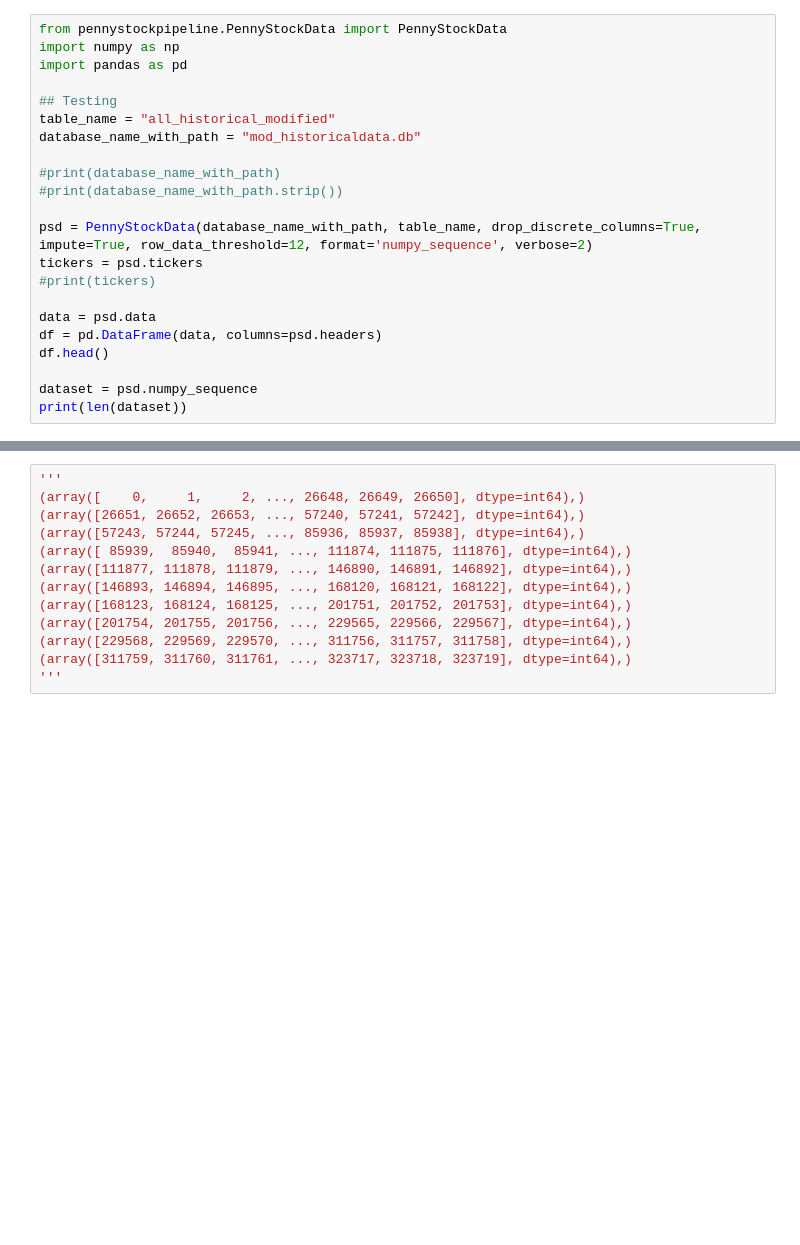
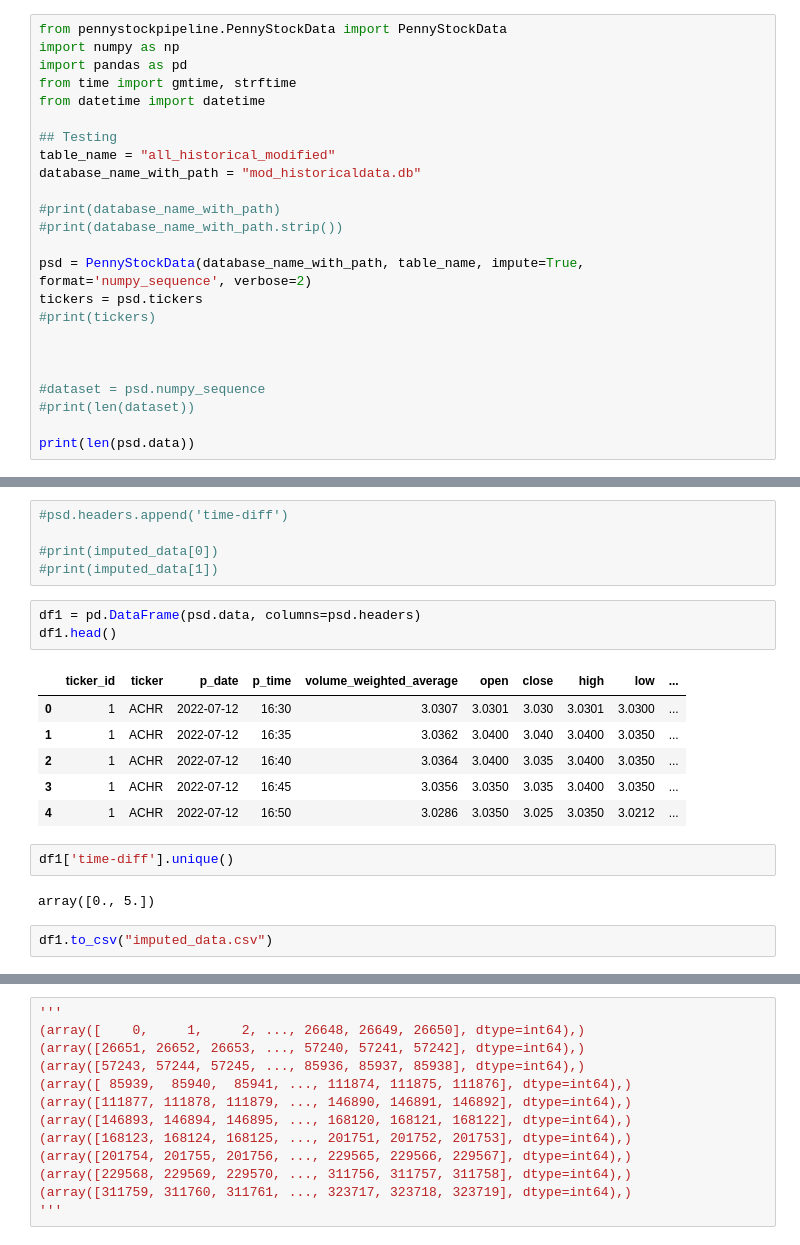
Before and after one commit to CSE-115-UCSC/penny-stock-lstm, a Jupyter notebook: PennyStockDataTest.ipynb, the cells around one changed output, grey strips where cells are left out. Saved outputs shown, nothing was run; the diff lists cells and outputs as text; blank space fills up the shorter version.

```diff
--- a/PennyStockDataTest.ipynb
+++ b/PennyStockDataTest.ipynb
@@ -2,6 +2,8 @@
 from pennystockpipeline.PennyStockData import PennyStockData
 import numpy as np
 import pandas as pd
+from time import gmtime, strftime
+from datetime import datetime
 
 ## Testing
 table_name = "all_historical_modified"
@@ -10,16 +12,16 @@ database_name_with_path = "mod_historicaldata.db"
 #print(database_name_with_path)
 #print(database_name_with_path.strip())
 
-psd = PennyStockData(database_name_with_path, table_name, drop_discrete_columns=True, impute=True, row_data_threshold=12, format='numpy_sequence', verbose=2)
+psd = PennyStockData(database_name_with_path, table_name, impute=True, format='numpy_sequence', verbose=2)
 tickers = psd.tickers
 #print(tickers)
 
-data = psd.data
-df = pd.DataFrame(data, columns=psd.headers)
-df.head()
 
-dataset = psd.numpy_sequence
-print(len(dataset))
+
+#dataset = psd.numpy_sequence
+#print(len(dataset))
+
+print(len(psd.data))
 # %% [output]
 [INFO][PennyStockData]: mod_historicaldata.db exists
 [INFO][PennyStockData]: SQlite connected with mod_historicaldata.db
@@ -31,0 +124,21 @@ print(len(dataset))
+# %%
+#psd.headers.append('time-diff')
+
+#print(imputed_data[0])
+#print(imputed_data[1])
+# %%
+df1 = pd.DataFrame(psd.data, columns=psd.headers)
+df1.head()
+# %% [output]
+|  | ticker_id | ticker | p_date | p_time | volume_weighted_average | open | close | high | low | ... |
+| 0 | 1 | ACHR | 2022-07-12 | 16:30 | 3.0307 | 3.0301 | 3.030 | 3.0301 | 3.0300 | ... |
+| 1 | 1 | ACHR | 2022-07-12 | 16:35 | 3.0362 | 3.0400 | 3.040 | 3.0400 | 3.0350 | ... |
+| 2 | 1 | ACHR | 2022-07-12 | 16:40 | 3.0364 | 3.0400 | 3.035 | 3.0400 | 3.0350 | ... |
+| 3 | 1 | ACHR | 2022-07-12 | 16:45 | 3.0356 | 3.0350 | 3.035 | 3.0400 | 3.0350 | ... |
+| 4 | 1 | ACHR | 2022-07-12 | 16:50 | 3.0286 | 3.0350 | 3.025 | 3.0350 | 3.0212 | ... |
+# %%
+df1['time-diff'].unique()
+# %% [output]
+array([0., 5.])
+# %%
+df1.to_csv("imputed_data.csv")
```
Also changed, not shown: parts of 20 cells of this notebook, 2 other files.
